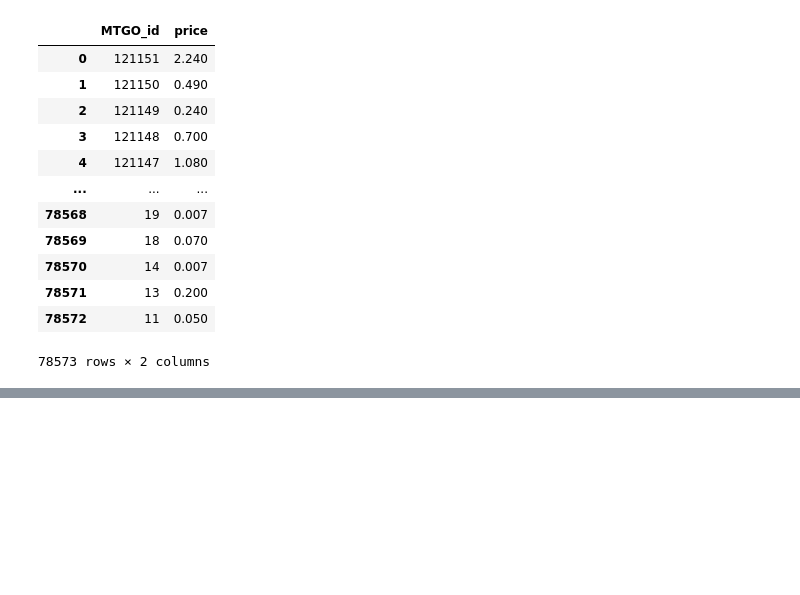
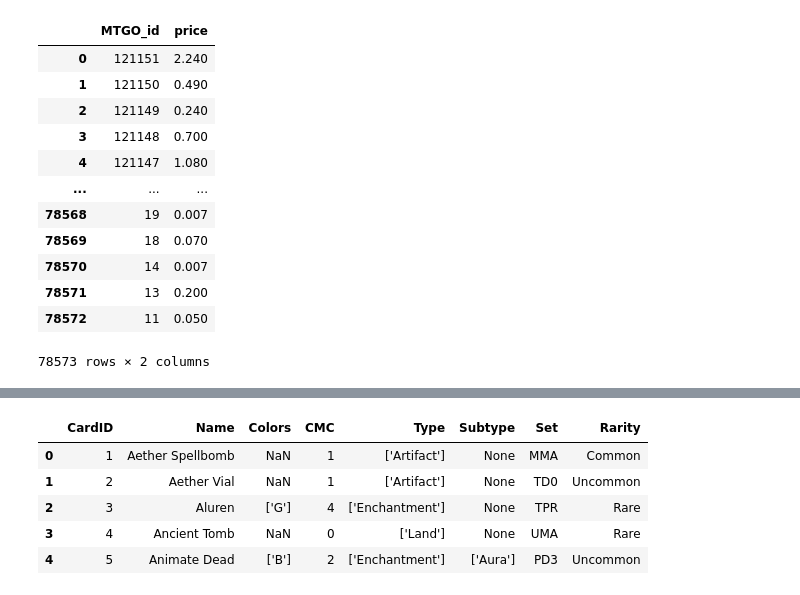
Before and after one commit to Koskadelli/Magic-Decklist-Analysis-Tool, a Jupyter notebook: MTG API Datapull.ipynb, the cells around one changed output, grey strips where cells are left out. Saved outputs shown, nothing was run; the diff lists cells and outputs as text; code cells hidden in the pictures; blank space fills up the shorter version.

```diff
--- a/MTG API Datapull.ipynb
+++ b/MTG API Datapull.ipynb
@@ -298,0 +452,16 @@ card_info_master_df.to_csv("data/sideboard_cards.csv", index=False)
+# %%
+# Drop MTGO_ID since it was dropped from prices table
+card_final_df = card_final_df[['CardID', 'Name', 'Colors', 'CMC', 'Type', 'Subtype', 'Set', 'Rarity']]
+
+# Export to final folder
+card_final_df.to_csv("data/final/Cards.csv", index=False)
+card_final_df.to_json("data/final/Cards.json", orient = "records")
+
+card_final_df.head()
+# %% [output]
+|  | CardID | Name | Colors | CMC | Type | Subtype | Set | Rarity |
+| 0 | 1 | Aether Spellbomb | NaN | 1 | ['Artifact'] | None | MMA | Common |
+| 1 | 2 | Aether Vial | NaN | 1 | ['Artifact'] | None | TD0 | Uncommon |
+| 2 | 3 | Aluren | ['G'] | 4 | ['Enchantment'] | None | TPR | Rare |
+| 3 | 4 | Ancient Tomb | NaN | 0 | ['Land'] | None | UMA | Rare |
+| 4 | 5 | Animate Dead | ['B'] | 2 | ['Enchantment'] | ['Aura'] | PD3 | Uncommon |
```
Also changed, not shown: parts of 16 cells of this notebook, 23 other files.
